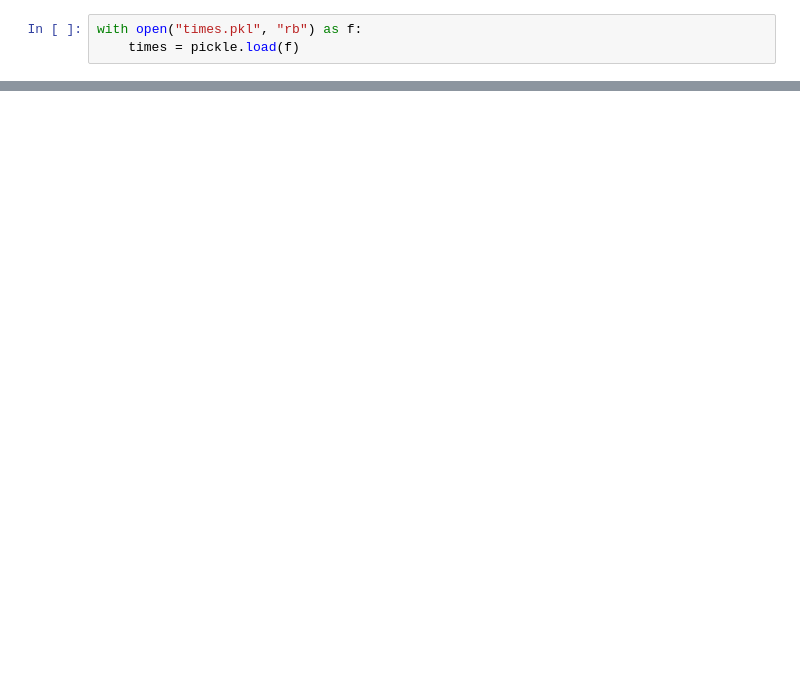
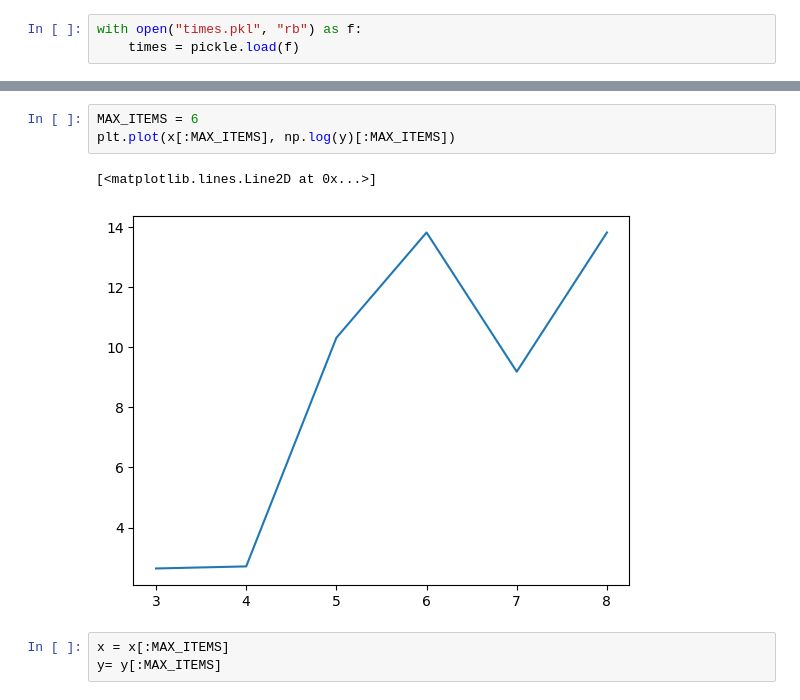
Before and after one commit to albertoZurini/math-optim-proj, a Jupyter notebook: print.ipynb, the cells around one changed output, grey strips where cells are left out. Cells and saved outputs as stored; diff of their text form; blank space fills up the shorter version.

```diff
--- a/print.ipynb
+++ b/print.ipynb
@@ -25,0 +51,9 @@ times
+# %%
+MAX_ITEMS = 6
+plt.plot(x[:MAX_ITEMS], np.log(y)[:MAX_ITEMS])
+# %% [output]
+[<matplotlib.lines.Line2D at 0x...>]
+[figure, added]
+# %%
+x = x[:MAX_ITEMS]
+y= y[:MAX_ITEMS]
```
Also changed, not shown: parts of 8 cells of this notebook, 4 other files.
